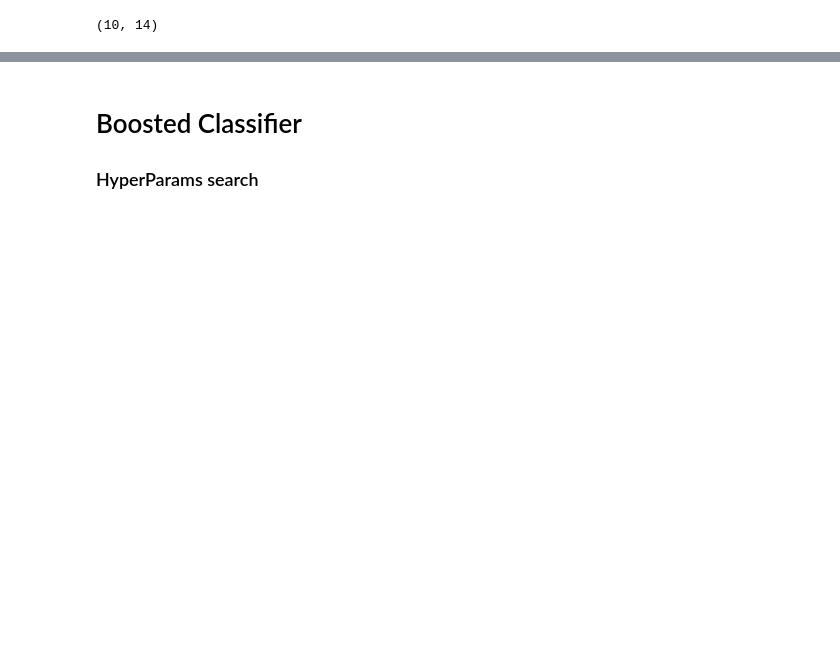
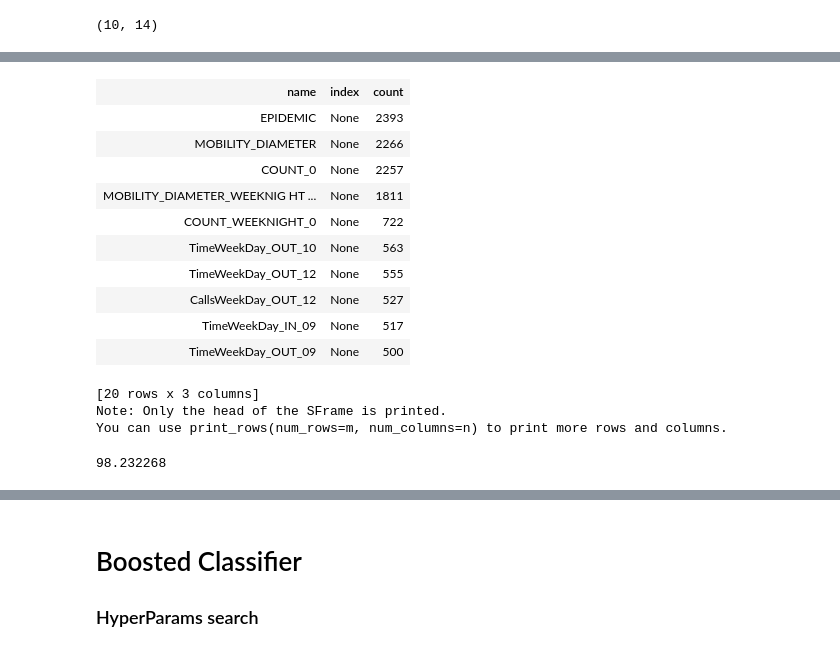
Before and after one commit to jdemonasterio/Tesis, a Jupyter notebook: mexico-scripts-ver2/mLTheory.ipynb, the cells around one changed output, grey strips where cells are left out. Cells and saved outputs as stored; diff of their text form; code cells hidden in the pictures; blank space fills up the shorter version.

```diff
--- a/mexico-scripts-ver2/mLTheory.ipynb
+++ b/mexico-scripts-ver2/mLTheory.ipynb
@@ -727,0 +818,5 @@ for col in [col for col in search_results.column_names() if \
+# %%
+%%time
+best_model =  random_forest_classifier.create(dataset=X_gl,
+                                             validation_set = X_val_gl,
+                                             **params)
@@ -727,0 +837,22 @@ for col in [col for col in search_results.column_names() if \
+# %%
+best_feat = best_model.get_feature_importance()
+best_feat.head(20)
+# %% [output]
+| name | index | count |
+| EPIDEMIC | None | 2393 |
+| MOBILITY_DIAMETER | None | 2266 |
+| COUNT_0 | None | 2257 |
+| MOBILITY_DIAMETER_WEEKNIG HT ... | None | 1811 |
+| COUNT_WEEKNIGHT_0 | None | 722 |
+| TimeWeekDay_OUT_10 | None | 563 |
+| TimeWeekDay_OUT_12 | None | 555 |
+| CallsWeekDay_OUT_12 | None | 527 |
+| TimeWeekDay_IN_09 | None | 517 |
+| TimeWeekDay_OUT_09 | None | 500 |
+[20 rows x 3 columns]
+Note: Only the head of the SFrame is printed.
+You can use print_rows(num_rows=m, num_columns=n) to print more rows and columns.
+# %%
+best_model.training_time
+# %% [output]
+98.232268
```
Also changed, not shown: parts of 149 cells of this notebook.
